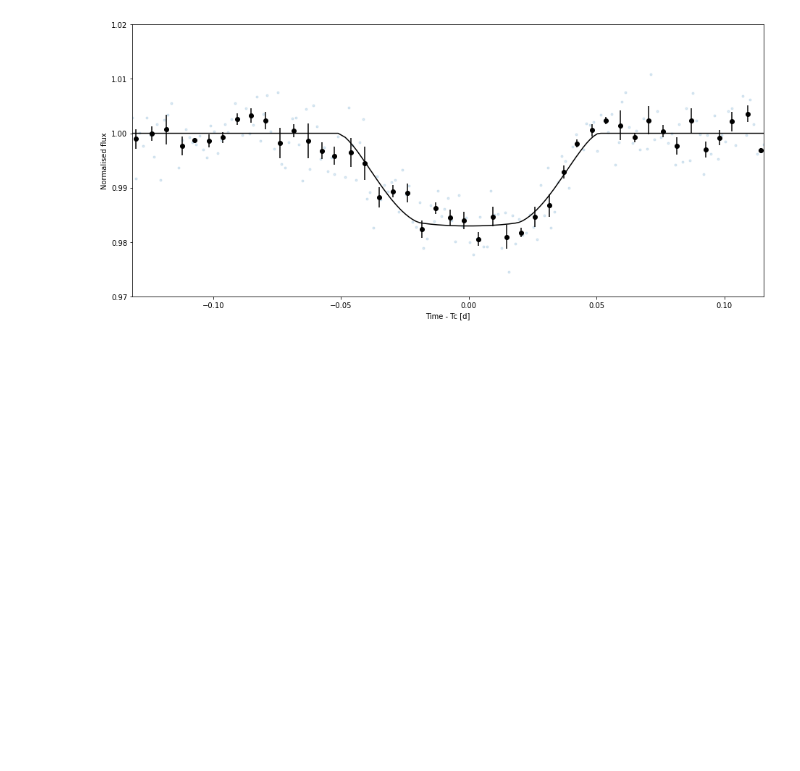
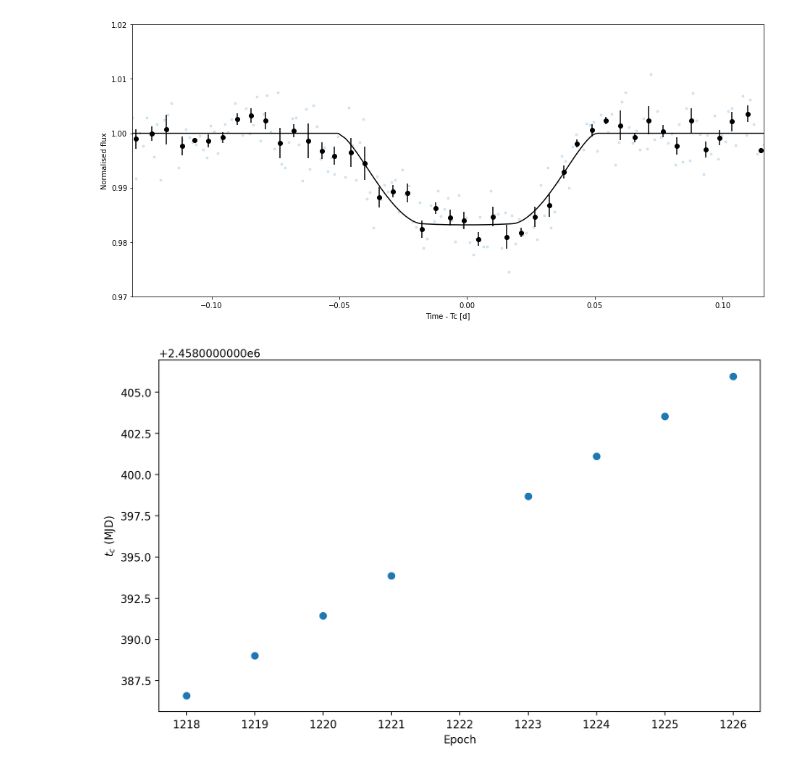
Before and after one commit to troyzx/fitransit, a Jupyter notebook: test.ipynb, the cells around one changed output. Saved outputs shown, nothing was run; the diff lists cells and outputs as text; code cells hidden in the pictures; blank space fills up the shorter version.

```diff
--- a/test.ipynb
+++ b/test.ipynb
@@ -55,3 +57,7 @@ for i in range(len(wasp44b.lpf.times)):
 [figure]
 [figure]
 [figure]
+# %%
+fig = wasp44b.plot_ttv()
+# %% [output]
+[figure, added]
```
Also changed, not shown: parts of 9 cells of this notebook, 8 other files.
